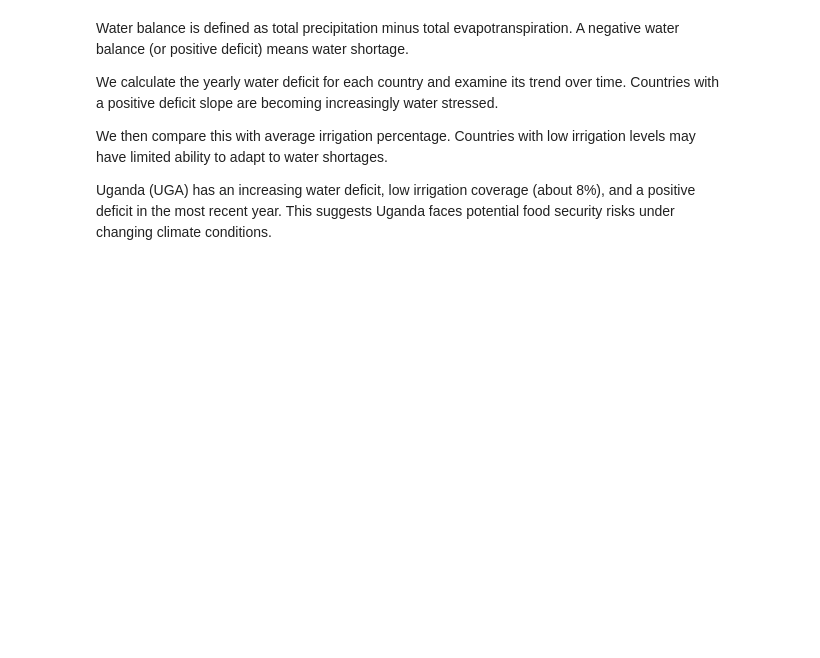
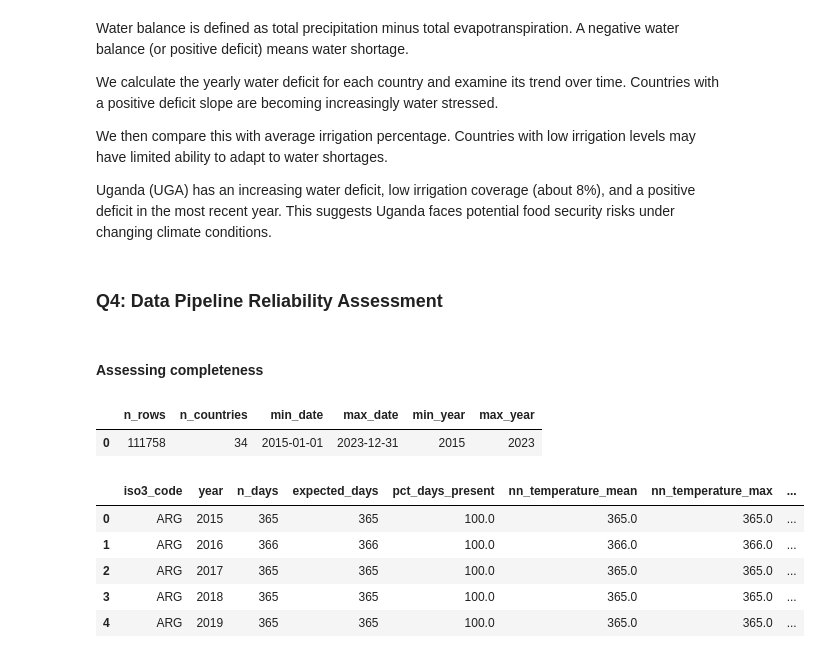
Before and after one commit to clareubc/521d_assignment, a Jupyter notebook: notebooks/Assignment 2.ipynb, the cells around one changed output. Drawn from its saved outputs; the diff is of its cells as text; code cells hidden in the pictures; blank space fills up the shorter version.

```diff
--- a/notebooks/Assignment 2.ipynb
+++ b/notebooks/Assignment 2.ipynb
@@ -1487,3 +1459,62 @@ We then compare this with average irrigation percentage. Countries with low irri
 
 Uganda (UGA) has an increasing water deficit, low irrigation coverage (about 8%), and a positive deficit in the most recent year.
 This suggests Uganda faces potential food security risks under changing climate conditions.
+# %% [markdown]
+### Q4: Data Pipeline Reliability Assessment
+# %% [markdown]
+#### Assessing completeness
+# %%
+# assessing overall completeness (number of observations, years, etc.)
+
+df_overview = run_query(
+    """
+SELECT
+  COUNT(*) AS n_rows,
+  COUNT(DISTINCT iso3_code) AS n_countries,
+  MIN(date) AS min_date,
+  MAX(date) AS max_date,
+  MIN(year) AS min_year,
+  MAX(year) AS max_year
+FROM daily_weather;
+"""
+)
+
+df_overview
+# %% [output]
+|  | n_rows | n_countries | min_date | max_date | min_year | max_year |
+| 0 | 111758 | 34 | 2015-01-01 | 2023-12-31 | 2015 | 2023 |
+# %%
+# completeness check: counting days per country-year & non-null (nn) counts per variable
+
+df_comp = run_query(
+    """
+SELECT
+    iso3_code,
+    year,
+    COUNT(*) AS n_days,
+
+    DAYOFYEAR(CONCAT(year, '-12-31')) AS expected_days,
+
+    COUNT(*) / DAYOFYEAR(CONCAT(year, '-12-31')) * 100 AS pct_days_present,
+
+    SUM(temperature_mean IS NOT NULL) AS nn_temperature_mean,
+    SUM(temperature_max IS NOT NULL) AS nn_temperature_max,
+    SUM(temperature_min IS NOT NULL) AS nn_temperature_min,
+    SUM(precipitation IS NOT NULL) AS nn_precipitation,
+    SUM(rain IS NOT NULL) AS nn_rain,
+    SUM(evapotranspiration IS NOT NULL) AS nn_evapotranspiration
+
+FROM daily_weather
+GROUP BY iso3_code, year
+ORDER BY iso3_code, year;
+"""
+)
+
+df_comp.head()
+# %% [output]
+|  | iso3_code | year | n_days | expected_days | pct_days_present | nn_temperature_mean | nn_temperature_max | ... |
+| 0 | ARG | 2015 | 365 | 365 | 100.0 | 365.0 | 365.0 | ... |
+| 1 | ARG | 2016 | 366 | 366 | 100.0 | 366.0 | 366.0 | ... |
+| 2 | ARG | 2017 | 365 | 365 | 100.0 | 365.0 | 365.0 | ... |
+| 3 | ARG | 2018 | 365 | 365 | 100.0 | 365.0 | 365.0 | ... |
+| 4 | ARG | 2019 | 365 | 365 | 100.0 | 365.0 | 365.0 | ... |
```
Also changed, not shown: parts of 36 cells of this notebook, 1 other file.
